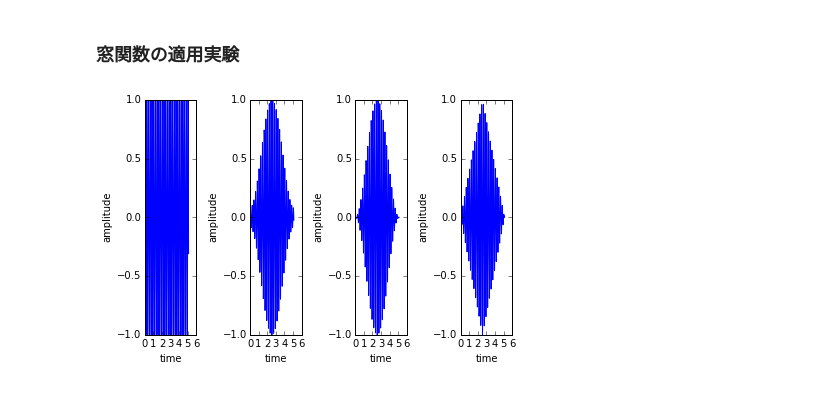
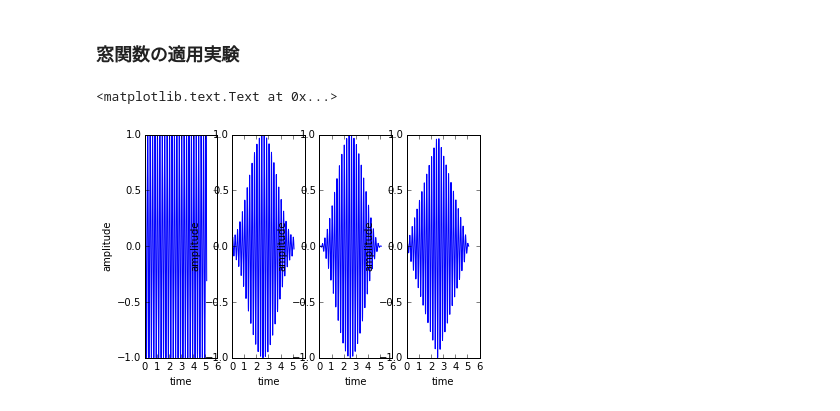
Before and after one commit to Accent-/signal-bootcamp, a Jupyter notebook: window_function.ipynb, the cells around one changed output. Cells and saved outputs as stored; diff of their text form; code cells hidden in the pictures.

```diff
--- a/window_function.ipynb
+++ b/window_function.ipynb
@@ -58,25 +59,24 @@ bar_windowed = bartlett_window * y
 # %%
 # 波形描画
 subplot(1,4,1)
 plot(t,original)
 xlabel("time")
 ylabel("amplitude")
 
 subplot(1,4,2)
 plot(t,ham_windowed)
 xlabel("time")
 ylabel("amplitude")
 
 subplot(1,4,3)
 plot(t,han_windowed)
 xlabel("time")
 ylabel("amplitude")
 
 subplot(1,4,4)
 plot(t,bar_windowed)
 xlabel("time")
 ylabel("amplitude")
-
-tight_layout()
 # %% [output]
+<matplotlib.text.Text at 0x...>
-[figure, old version]
+[figure, new version]
```
Also changed, not shown: parts of 2 cells of this notebook, 1 other file.
